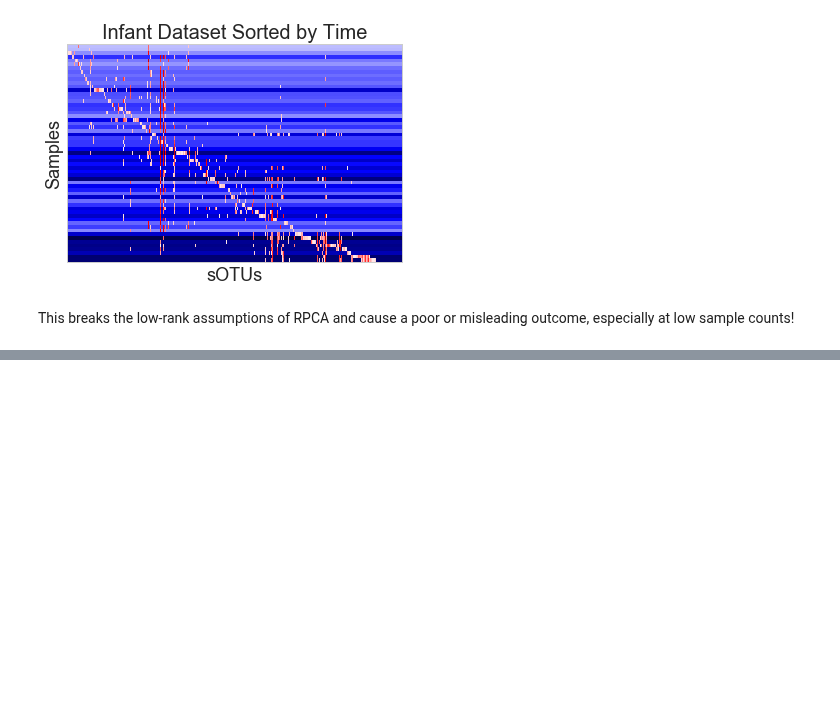
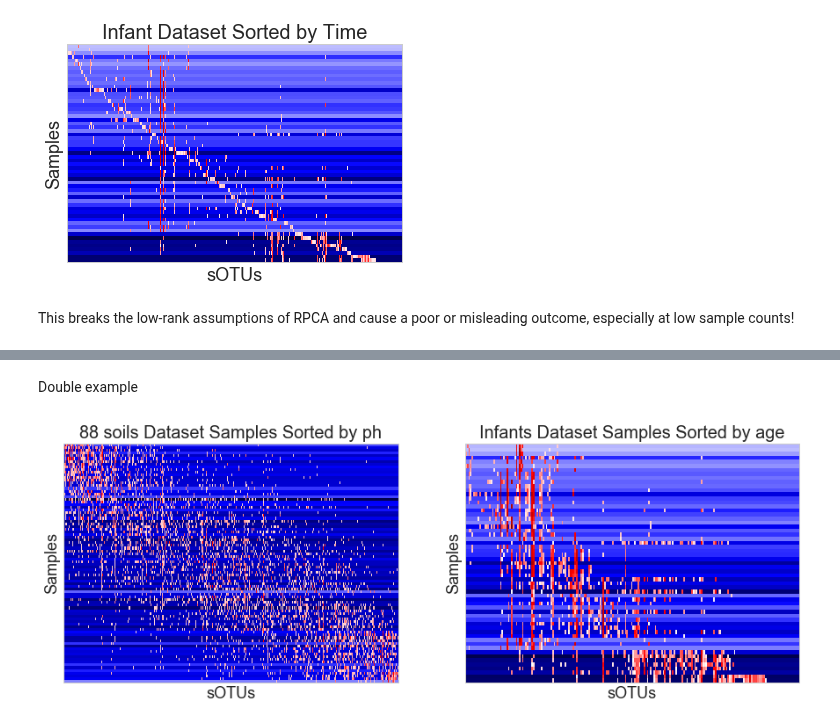
Before and after one commit to biocore/DEICODE, a Jupyter notebook: Benchmarking/case_studies/break_case.ipynb, the cells around one changed output, grey strips where cells are left out. Cells and saved outputs as stored; diff of their text form; code cells hidden in the pictures; blank space fills up the shorter version.

Commit message:
added gradient examples

```diff
--- a/Benchmarking/case_studies/break_case.ipynb
+++ b/Benchmarking/case_studies/break_case.ipynb
@@ -156,0 +153,49 @@ plt.show()
+# %% [markdown]
+Double example
+# %%
+save_tables = {}
+for dataset_,factor_ in zip(['88_soils','Infants'],['ph','age']):
+
+    in_biom='data/'+dataset_+'/table.biom'
+    in_meta='data/'+dataset_+'/metadata.txt'
+    table = load_table(in_biom)
+    table = table.to_dataframe().T
+    table = table[table.T.sum()>500].fillna(0)
+    table = table.T[table.sum()>10].T
+    meta = pd.read_table(in_meta,index_col=0)
+    if '101.Mother' in meta.index:
+        meta = meta.drop('101.Mother')
+    table,meta = match(table,meta)
+    # order grad
+    table_grad = table.copy()
+    table_grad.sort_index()
+    c = pd.Series(meta[factor_])
+    table, c = match(table_grad, c)
+    #order gradient
+    t = gradient_linkage(table_grad+1, c, method='average')
+    mean_g = mean_niche_estimator(table_grad, c)
+    mean_g = pd.Series(mean_g, index=table_grad.columns)
+    mean_g = mean_g.sort_values()
+    # plot the gradient
+    table_grad = table_grad.reindex(index=meta.sort_values(factor_).index,
+                                    columns=mean_g.index)
+    save_tables[dataset_] = table_grad
+# %%
+fig,axn = plt.subplots(1,2,figsize=(15,5))
+
+for ax,dataset_plot,fact_ in zip(axn.flatten(),
+                                 ['88_soils','Infants'],
+                                 ['ph','age']):
+
+    table_plot=save_tables[dataset_plot].copy()
+    ax.imshow(clr(table_plot+1),aspect='auto',norm=MidpointNormalize(midpoint=0.), cmap='seismic')
+    ax.set_title(dataset_plot.replace('_',' ')+' Dataset Samples Sorted by '+fact_,fontsize=20)
+    ax.set_ylabel('Samples',fontsize=18)
+    ax.set_xlabel('sOTUs',fontsize=18)
+    ax.set_xticks([])
+    ax.set_yticks([])
+fig.savefig('figures/supp_fig3.png',dpi=300,
+            bbox_inches='tight',facecolor='white')
+plt.show()
+# %% [output]
+[figure, added]
```
Also changed, not shown: parts of 2 cells of this notebook, 9 other files.
